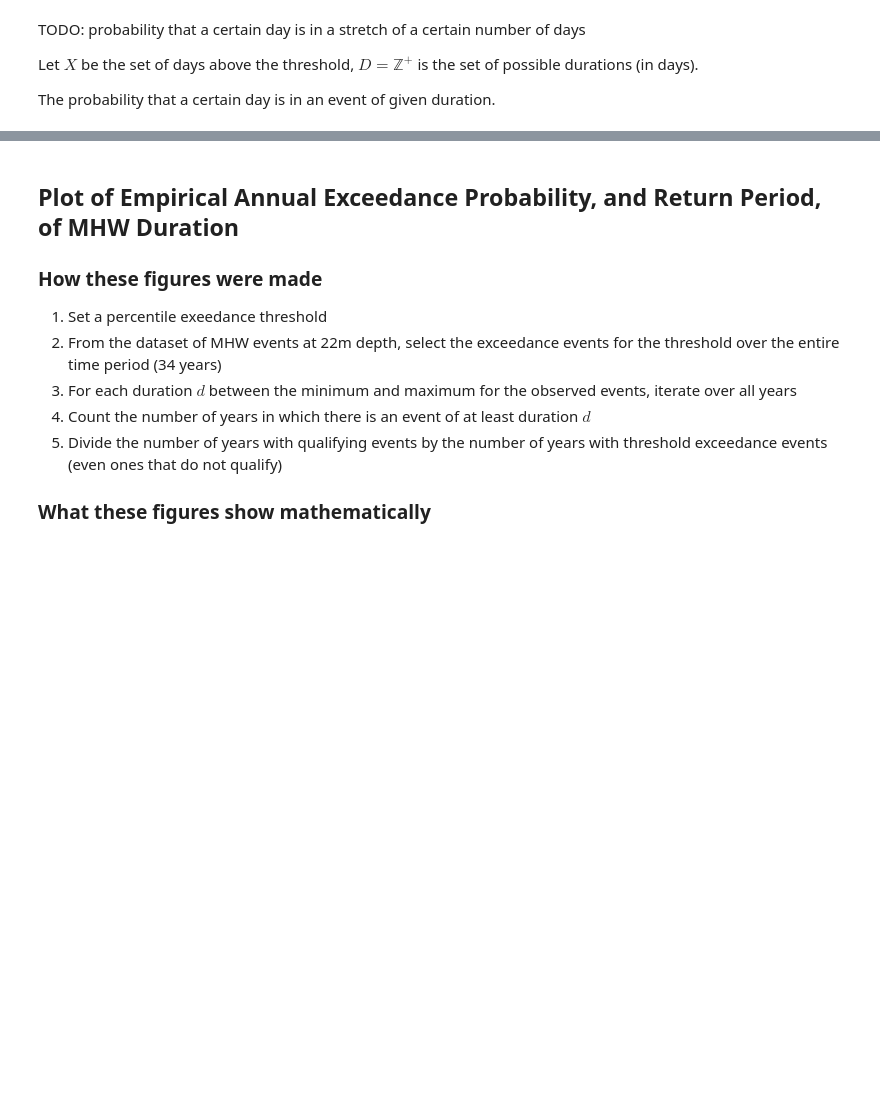
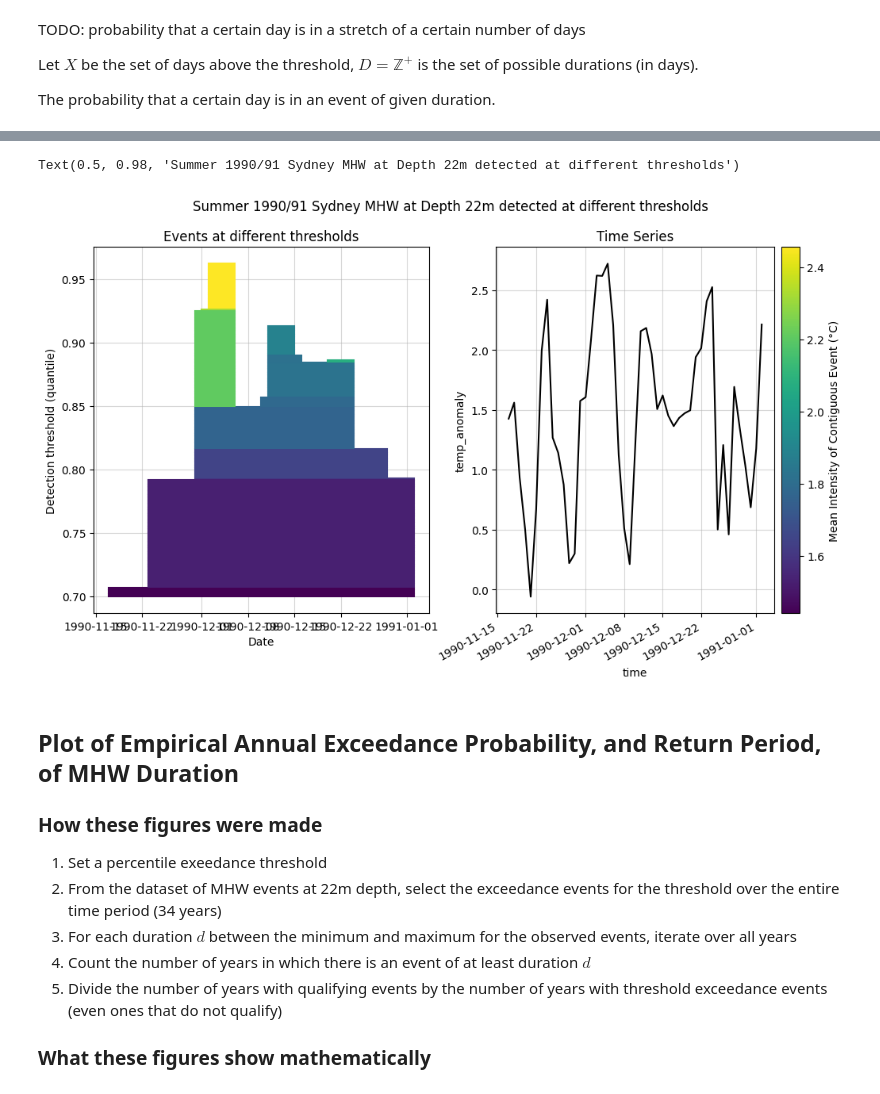
Before and after one commit to jordanlorenzatto/mhw-bivariate-events, a Jupyter notebook: mhw_EDA.ipynb, the cells around one changed output, grey strips where cells are left out. Drawn from its saved outputs; the diff is of its cells as text; code cells hidden in the pictures; blank space fills up the shorter version.

```diff
--- a/mhw_EDA.ipynb
+++ b/mhw_EDA.ipynb
@@ -158,3 +169,46 @@ Text(0.5, 1.0, 'Summer 1990/91 Sydney MHW at Depth 22m detected at different thr
+# %%
+method = "quantile"
+depth = 22
+
+selected_mhw_events = (
+    mhw_events_catalogue
+    .xs(method, level="threshold_method")
+    .xs(depth, level="depth")
+    .reset_index()
+)
+mhw_1990 = selected_mhw_events.loc[selected_mhw_events['start_date'].dt.year == 1990]
+ts_1990 = (
+    mhw_all_data
+    .sel(time=slice(mhw_1990.start_date.min(), mhw_1990.end_date.max()))
+    .sel(depth=22, method='nearest')
+)
+
+fig, (ax1, ax2) = plt.subplots(1,2, figsize=(12, 6))
+plt.grid(alpha=0.5)
+for i in range(len(mhw_1990)):
+    row = mhw_1990.iloc[i]
+    norm = plt.Normalize(vmin=mhw_1990.mean_intensity.min(), vmax=mhw_1990.mean_intensity.max())
+    cmap = plt.cm.viridis
+    ax1.plot(
+        [row.start_date, row.end_date],
+        [row.threshold_value, row.threshold_value],
+        color=cmap(norm(row.mean_intensity)))
+
+ts_1990.temp_anomaly.plot(ax=ax2, c='black')
+ax2.set_title("Time Series")
+
+ax1.grid(alpha=0.5)
+ax1.cbar = plt.colorbar(
+    plt.cm.ScalarMappable(norm=norm, cmap=cmap),
+    pad=0.02,
+    label='Mean Intensity of Contiguous Event (°C)')
+ax1.set_xlabel("Date")
+ax1.set_ylabel(f"Detection threshold ({method})")
+ax1.set_title("Events at different thresholds")
+fig.suptitle("Summer 1990/91 Sydney MHW at Depth 22m detected at different thresholds")
+# %% [output]
+Text(0.5, 0.98, 'Summer 1990/91 Sydney MHW at Depth 22m detected at different thresholds')
+[figure, added]
 # %% [markdown]
 ## Plot of Empirical Annual Exceedance Probability, and Return Period, of MHW Duration
 
```
Also changed, not shown: parts of 3 cells of this notebook, 3 other files.
